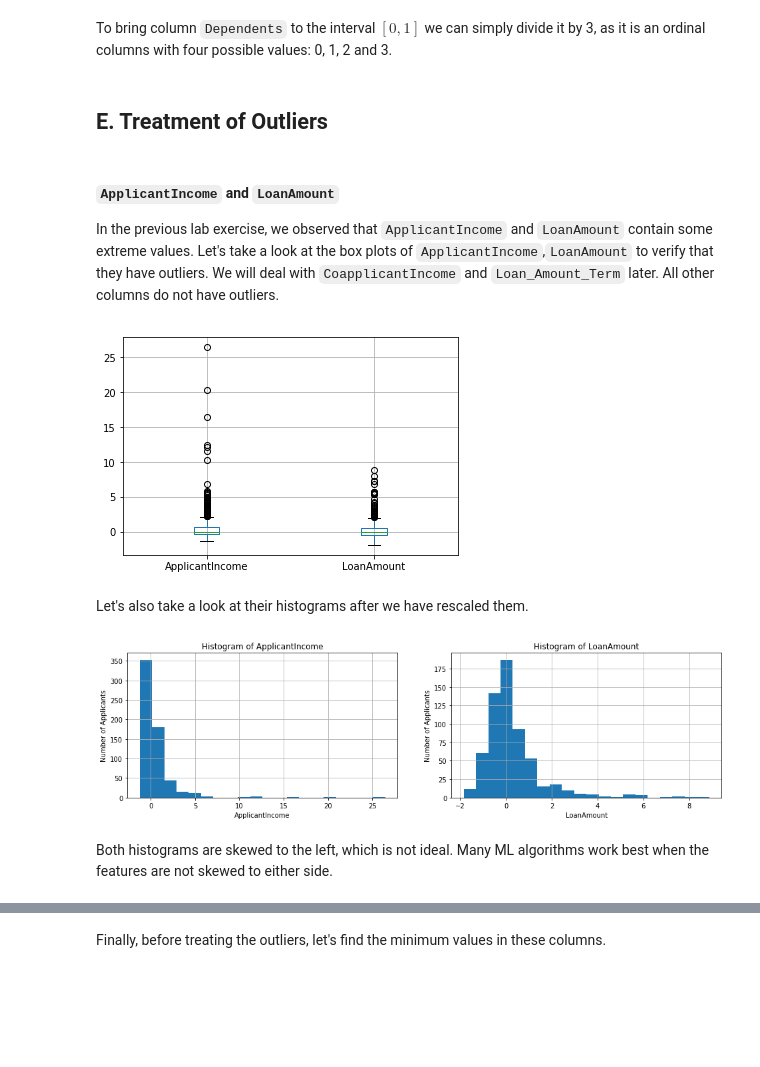
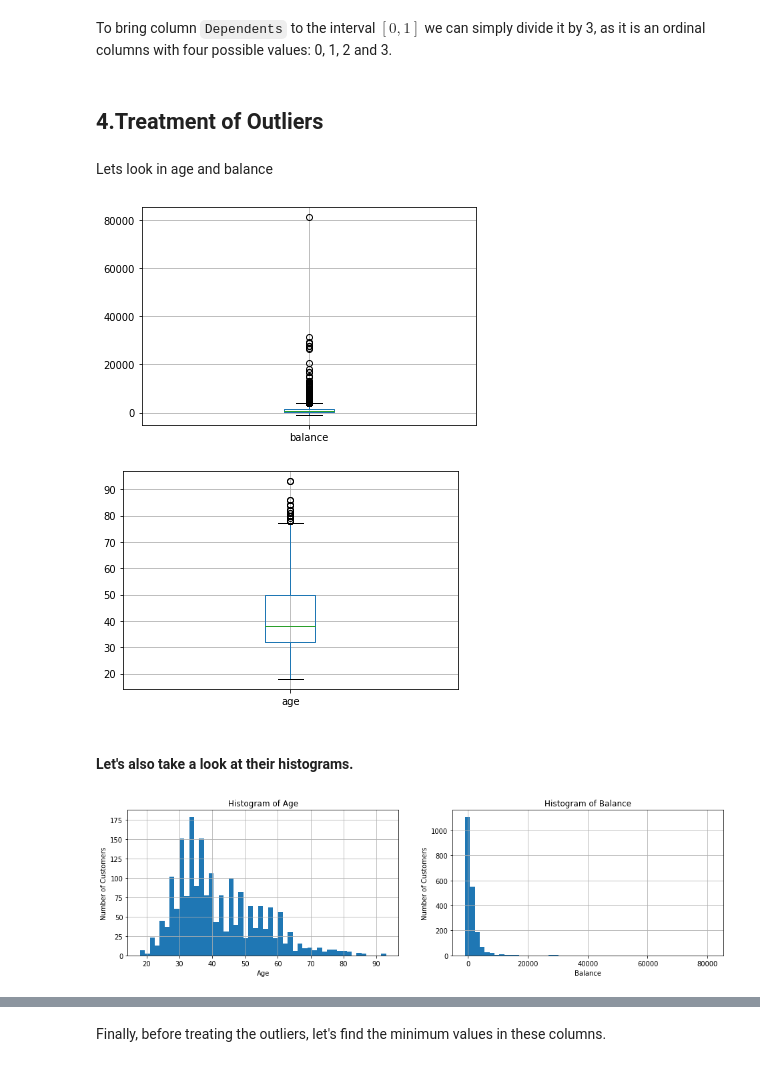
Before and after one commit to 110900/dmdm, a Jupyter notebook: Etivity-2.ipynb, the cells around one changed output, grey strips where cells are left out. Drawn from its saved outputs; the diff is of its cells as text; code cells hidden in the pictures; blank space fills up the shorter version.

```diff
--- a/Etivity-2.ipynb
+++ b/Etivity-2.ipynb
@@ -343,0 +236,3 @@ df['LoanAmount'].fillna(df['LoanAmount'].mean(), inplace=True)
+# %%
+df['contact'].fillna(df['contact'].mean(), inplace=True)
+df.describe()
@@ -385,4 +308,0 @@ Let's take a simplified approach for `Dependents`, `Loan_Amount_Term` and `Credi
-# %%
-df['Dependents'].fillna(df['Dependents'].median(), inplace=True)
-df['Loan_Amount_Term'].fillna(df['Loan_Amount_Term'].median(), inplace=True)
-df['Credit_History'].fillna(df['Credit_History'].median(), inplace=True)
@@ -388,0 +311,2 @@ df['Credit_History'].fillna(df['Credit_History'].median(), inplace=True)
+# %%
+df['age'].fillna(df['age'].median(), inplace=True)
@@ -406,38 +350,38 @@ To bring column `Dependents` to the interval $[0,1]$ we can simply divide it by
 # %%
 df['Dependents'] = df['Dependents']/3
 # %% [markdown]
-## E. Treatment of Outliers
+## 4.Treatment of Outliers
-# %% [markdown]
-#### `ApplicantIncome` and `LoanAmount`
-
-In the previous lab exercise, we observed that `ApplicantIncome` and `LoanAmount` contain some extreme values. Let's take a look at the box plots of `ApplicantIncome`,`LoanAmount` to verify that they have outliers. We will deal with `CoapplicantIncome` and `Loan_Amount_Term` later. All other columns do not have outliers.
+# %% [markdown]
+Lets look in age and balance
 # %%
-df.boxplot(column=['ApplicantIncome','LoanAmount'])
+df.boxplot(column=['balance'])
 plt.show()
+
+df.boxplot(column=['age'])
+plt.show()
 # %% [output]
-[figure, old version]
+[figure, new version]
+[figure, added]
 # %% [markdown]
-Let's also take a look at their histograms after we have rescaled them.
+#### Let's also take a look at their histograms.
 # %%
 # Create figure with two subplots
 fig = plt.figure(figsize=(16,4))
 
 # Plot ApplicantIncome
 ax1 = fig.add_subplot(1, 2, 1)
-ax1.set_title("Histogram of ApplicantIncome")
-ax1.set_xlabel('ApplicantIncome')
-ax1.set_ylabel('Number of Applicants')
-df['ApplicantIncome'].hist(bins=20)
+ax1.set_title("Histogram of Age")
+ax1.set_xlabel('Age')
+ax1.set_ylabel('Number of Customers')
+df['age'].hist(bins=50)
 
 # Plot LoanAmount
 ax3 = fig.add_subplot(1, 2, 2)
-ax3.set_title("Histogram of LoanAmount")
-ax3.set_xlabel('LoanAmount')
-ax3.set_ylabel('Number of Applicants')
-df['LoanAmount'].hist(bins=20)
+ax3.set_title("Histogram of Balance")
+ax3.set_xlabel('Balance')
+ax3.set_ylabel('Number of Customers')
+df['balance'].hist(bins=50)
 
 plt.show()
 # %% [output]
-[figure, old version]
+[figure, new version]
-# %% [markdown]
-Both histograms are skewed to the left, which is not ideal. Many ML algorithms work best when the features are not skewed to either side.
```
Also changed, not shown: parts of 59 cells of this notebook.
